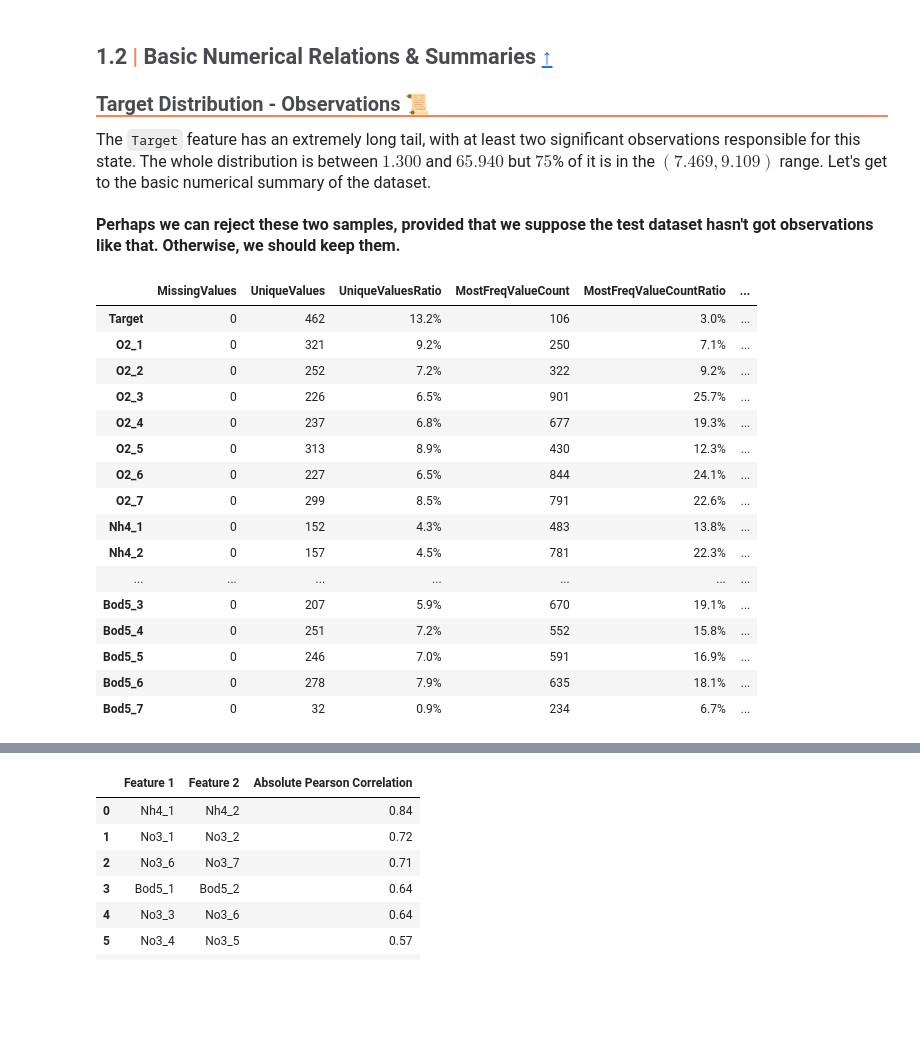
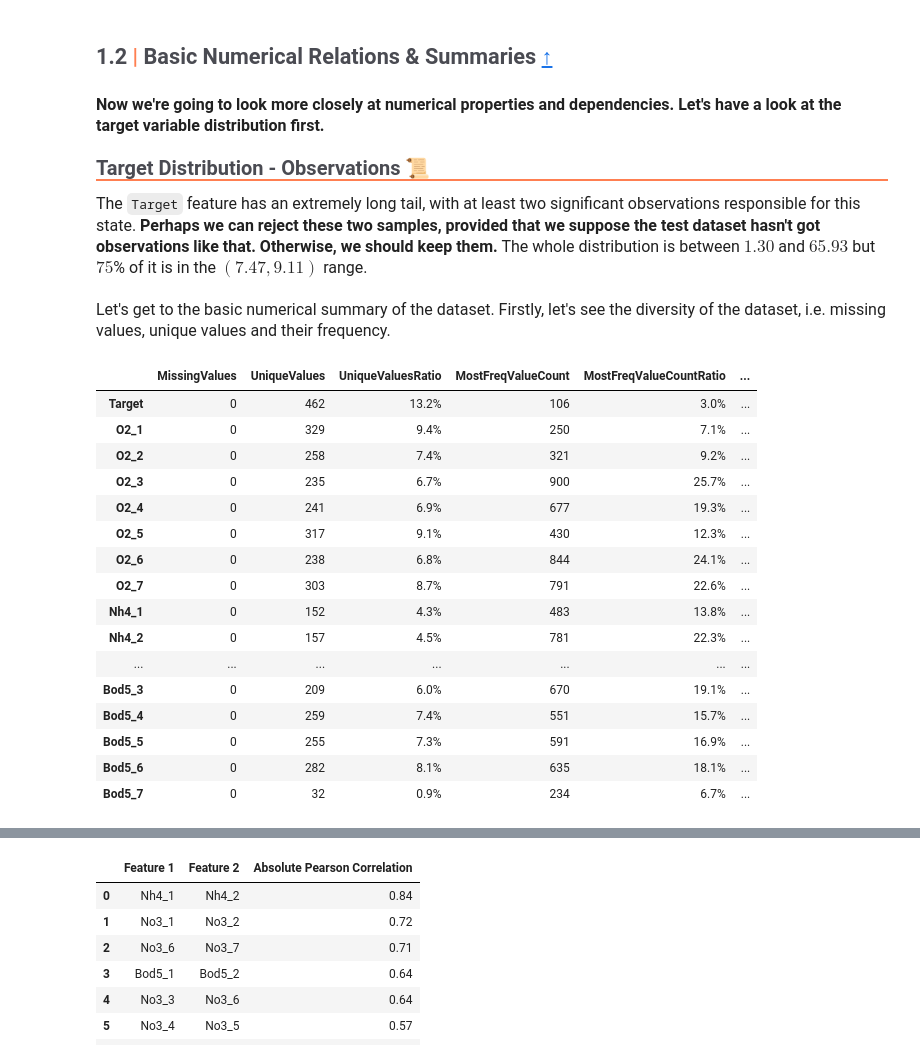
Before and after one commit to mateuszk098/kaggle-notebooks, a Jupyter notebook: playground_series_s3e21/oxygen_in_water_eda.ipynb, the cells around one changed output, grey strips where cells are left out. Drawn from its saved outputs; the diff is of its cells as text; code cells hidden in the pictures; blank space fills up the shorter version.

```diff
--- a/playground_series_s3e21/oxygen_in_water_eda.ipynb
+++ b/playground_series_s3e21/oxygen_in_water_eda.ipynb
@@ -243,12 +254,7 @@ if not ON_KAGGLE:
 else:
     train_path = f"/kaggle/input/{competition}/sample_submission.csv"
 
-train = pd.read_csv(
-    train_path,
-    index_col="id",
-    engine="pyarrow",
-    dtype=np.float16,
-).rename(columns=str.title)
+train = pd.read_csv(train_path, index_col="id", engine="pyarrow").rename(columns=str.title)
 # %% [markdown]
 <p style="
     font-size: 20px;
@@ -337,6 +343,13 @@ assert len(train.columns) == 5 * 7 + 1  # Five major indicators from 7 stations
 </p>
 # %% [markdown]
 ## <b> <span style="font-family: 'JetBrains Mono'; color: #4A4B52">1.2</span> <span style='color: #FF7F51'>|</span> <span style="font-family: 'JetBrains Mono'; color: #4A4B52">Basic Numerical Relations &amp; Summaries</span></b><a class="anchor" id="basic_numerical_relations_summaries"></a> [↑](#top)
+# %% [markdown]
+<p style="
+    font-size: 16px;
+    font-family: 'JetBrains Mono';
+">
+    <b>Now we're going to look more closely at numerical properties and dependencies. Let's have a look at the target variable distribution first.</b>
+</p>
 # %%
 target = train.Target
 Q1, Q3 = np.percentile(target, 25), np.percentile(target, 75)
@@ -390,50 +403,50 @@ fig.show()
     font-size: 16px;
     font-family: 'JetBrains Mono';
 ">
-    The <code>Target</code> feature has an extremely long tail, with at least two significant observations responsible for this state. The whole distribution is between $1.300$ and $65.940$ but $75$% of it is in the $(7.469, 9.109)$ range. Let's get to the basic numerical summary of the dataset.<br><br>
-    <b>Perhaps we can reject these two samples, provided that we suppose the test dataset hasn't got observations like that. Otherwise, we should keep them.</b>
+    The <code>Target</code> feature has an extremely long tail, with at least two significant observations responsible for this state. <b>Perhaps we can reject these two samples, provided that we suppose the test dataset hasn't got observations like that. Otherwise, we should keep them.</b> The whole distribution is between $1.30$ and $65.93$ but $75$% of it is in the $(7.47, 9.11)$ range.<br><br>
+    Let's get to the basic numerical summary of the dataset. Firstly, let's see the diversity of the dataset, i.e. missing values, unique values and their frequency.
 </p>
 # %%
 missing_vals = train.isna().sum()
 
 unique_vals = train.apply(lambda col: len(col.unique()))
 most_freq_count = train.apply(lambda col: col.value_counts().iloc[0])
 most_freq_val = train.mode().T.squeeze()
 
 unique_ratio = unique_vals / len(train)
 freq_count_ratio = most_freq_count / len(train)
 
 basic_summary = pd.DataFrame(
     {
         "MissingValues": missing_vals,
         "UniqueValues": unique_vals,
         "UniqueValuesRatio": unique_ratio,
         "MostFreqValueCount": most_freq_count,
         "MostFreqValueCountRatio": freq_count_ratio,
         "MostFreqValue": most_freq_val,
     }
 )
 
 basic_summary.style.set_table_styles(DF_STYLE).background_gradient(DF_CMAP).format(
-    {"UniqueValuesRatio": "{:.1%}", "MostFreqValueCountRatio": "{:.1%}"}
+    {"UniqueValuesRatio": "{:.1%}", "MostFreqValueCountRatio": "{:.1%}"}, precision=3
 )
 # %% [output]
 |  | MissingValues | UniqueValues | UniqueValuesRatio | MostFreqValueCount | MostFreqValueCountRatio | ... |
 | Target | 0 | 462 | 13.2% | 106 | 3.0% | ... |
-| O2_1 | 0 | 321 | 9.2% | 250 | 7.1% | ... |
-| O2_2 | 0 | 252 | 7.2% | 322 | 9.2% | ... |
-| O2_3 | 0 | 226 | 6.5% | 901 | 25.7% | ... |
-| O2_4 | 0 | 237 | 6.8% | 677 | 19.3% | ... |
-| O2_5 | 0 | 313 | 8.9% | 430 | 12.3% | ... |
-| O2_6 | 0 | 227 | 6.5% | 844 | 24.1% | ... |
-| O2_7 | 0 | 299 | 8.5% | 791 | 22.6% | ... |
+| O2_1 | 0 | 329 | 9.4% | 250 | 7.1% | ... |
+| O2_2 | 0 | 258 | 7.4% | 321 | 9.2% | ... |
+| O2_3 | 0 | 235 | 6.7% | 900 | 25.7% | ... |
+| O2_4 | 0 | 241 | 6.9% | 677 | 19.3% | ... |
+| O2_5 | 0 | 317 | 9.1% | 430 | 12.3% | ... |
+| O2_6 | 0 | 238 | 6.8% | 844 | 24.1% | ... |
+| O2_7 | 0 | 303 | 8.7% | 791 | 22.6% | ... |
 | Nh4_1 | 0 | 152 | 4.3% | 483 | 13.8% | ... |
 | Nh4_2 | 0 | 157 | 4.5% | 781 | 22.3% | ... |
 | ... | ... | ... | ... | ... | ... | ... |
-| Bod5_3 | 0 | 207 | 5.9% | 670 | 19.1% | ... |
-| Bod5_4 | 0 | 251 | 7.2% | 552 | 15.8% | ... |
-| Bod5_5 | 0 | 246 | 7.0% | 591 | 16.9% | ... |
-| Bod5_6 | 0 | 278 | 7.9% | 635 | 18.1% | ... |
+| Bod5_3 | 0 | 209 | 6.0% | 670 | 19.1% | ... |
+| Bod5_4 | 0 | 259 | 7.4% | 551 | 15.7% | ... |
+| Bod5_5 | 0 | 255 | 7.3% | 591 | 16.9% | ... |
+| Bod5_6 | 0 | 282 | 8.1% | 635 | 18.1% | ... |
 | Bod5_7 | 0 | 32 | 0.9% | 234 | 6.7% | ... |
 # %% [markdown]
 <p style="
```
Also changed, not shown: parts of 22 cells of this notebook.
